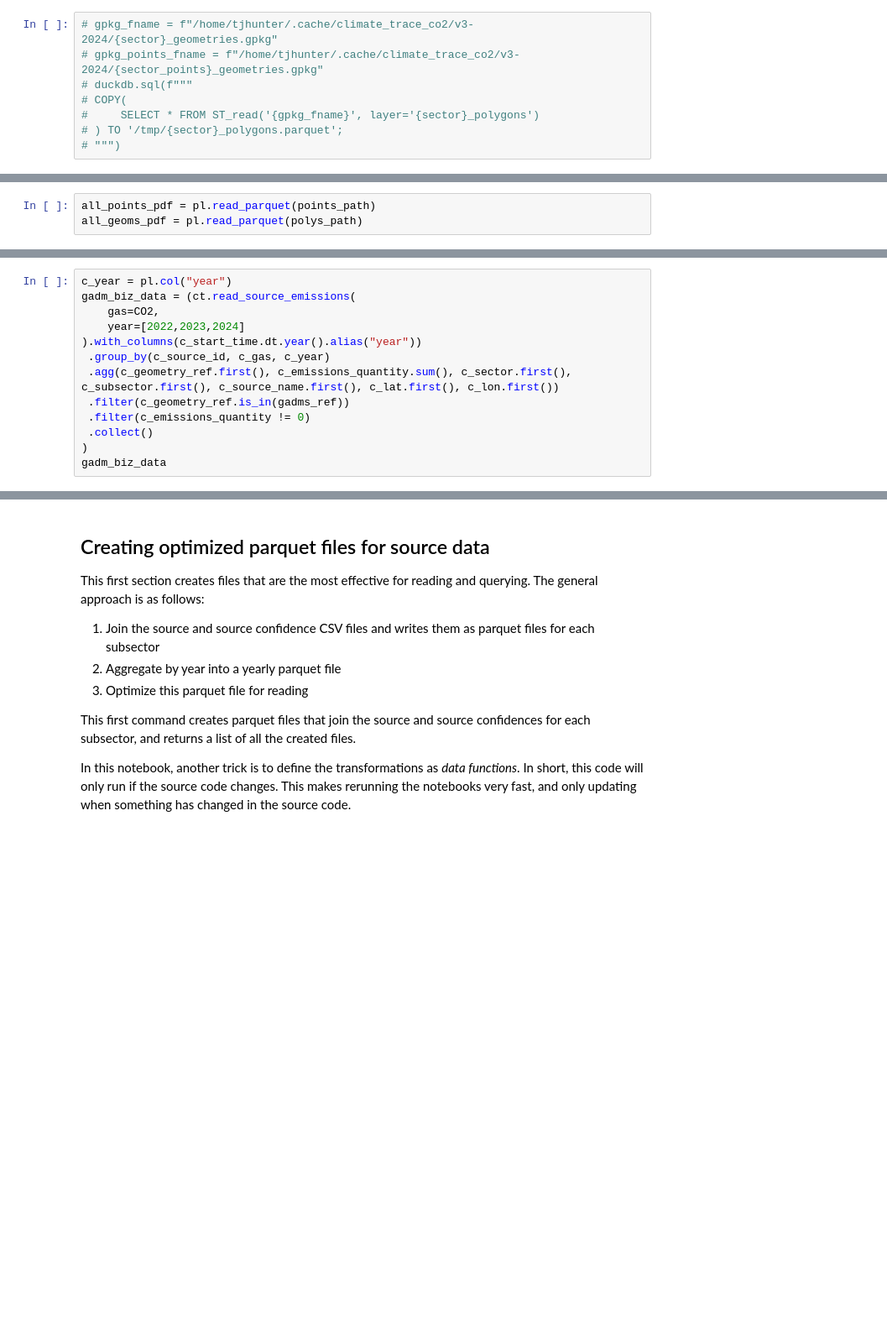
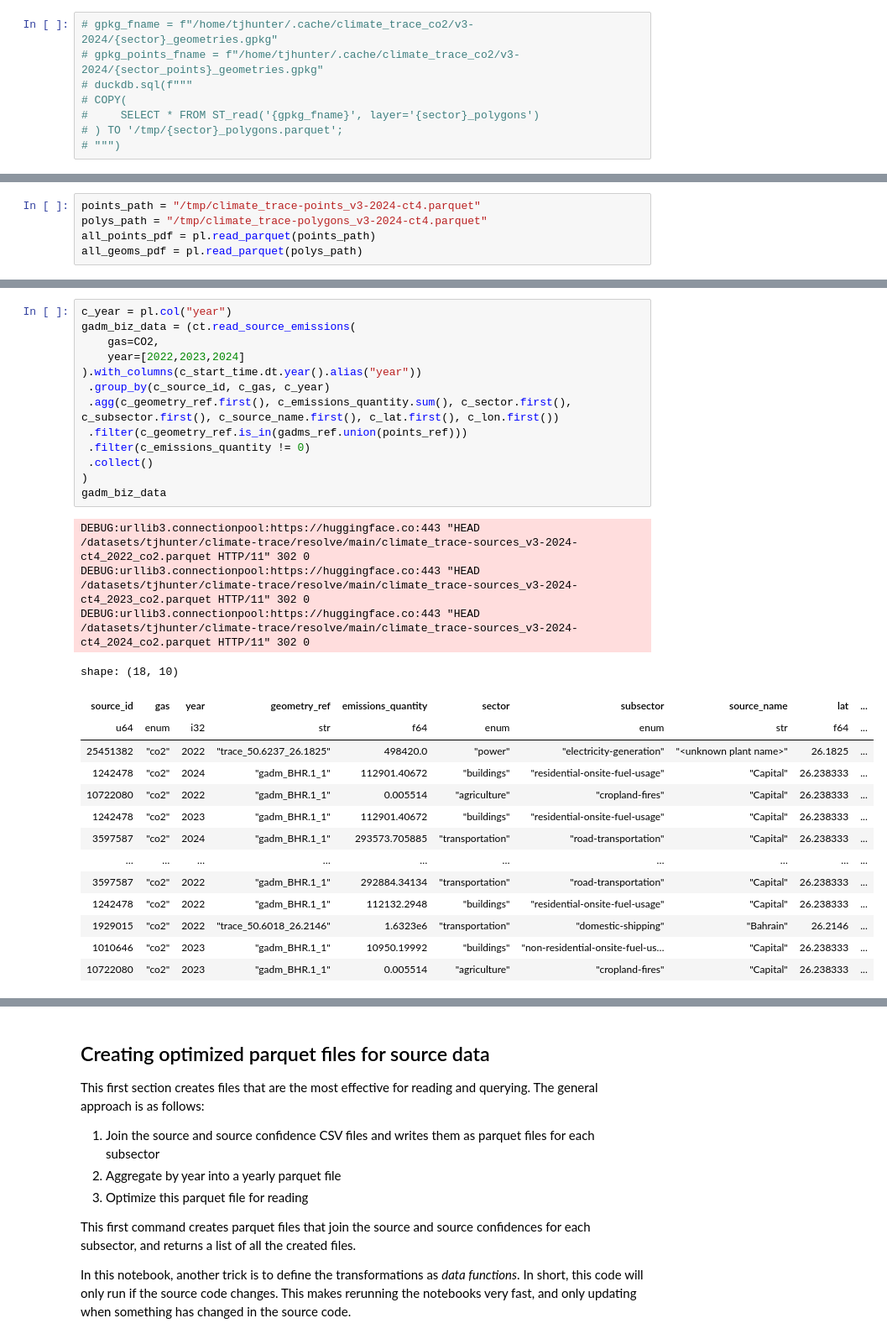
Before and after one commit to tjhunter/climate-trace-handbook, a Jupyter notebook: ct_book/ingestion.ipynb, the cells around one changed output, grey strips where cells are left out. Shown at 84% size. Saved outputs shown, nothing was run; the diff lists cells and outputs as text; blank space fills up the shorter version.

```diff
--- a/ct_book/ingestion.ipynb
+++ b/ct_book/ingestion.ipynb
@@ -214,4 +70,6 @@ Step 3: add the GADM mapping to the points.
 # %%
+points_path = "/tmp/climate_trace-points_v3-2024-ct4.parquet"
+polys_path = "/tmp/climate_trace-polygons_v3-2024-ct4.parquet"
 all_points_pdf = pl.read_parquet(points_path)
 all_geoms_pdf = pl.read_parquet(polys_path)
 # %%
@@ -273,16 +177,34 @@ point_geoms_pdf.explore(
 # %%
 c_year = pl.col("year")
 gadm_biz_data = (ct.read_source_emissions(
     gas=CO2,
     year=[2022,2023,2024]
 ).with_columns(c_start_time.dt.year().alias("year"))
  .group_by(c_source_id, c_gas, c_year)
  .agg(c_geometry_ref.first(), c_emissions_quantity.sum(), c_sector.first(), c_subsector.first(), c_source_name.first(), c_lat.first(), c_lon.first())
- .filter(c_geometry_ref.is_in(gadms_ref))
+ .filter(c_geometry_ref.is_in(gadms_ref.union(points_ref)))
  .filter(c_emissions_quantity != 0)
  .collect()
 )
 gadm_biz_data
+# %% [output]
+DEBUG:urllib3.connectionpool:https://huggingface.co:443 "HEAD /datasets/tjhunter/climate-trace/resolve/main/climate_trace-sources_v3-2024-ct4_2022_co2.parquet HTTP/11" 302 0
+DEBUG:urllib3.connectionpool:https://huggingface.co:443 "HEAD /datasets/tjhunter/climate-trace/resolve/main/climate_trace-sources_v3-2024-ct4_2023_co2.parquet HTTP/11" 302 0
+DEBUG:urllib3.connectionpool:https://huggingface.co:443 "HEAD /datasets/tjhunter/climate-trace/resolve/main/climate_trace-sources_v3-2024-ct4_2024_co2.parquet HTTP/11" 302 0
+shape: (18, 10)
+| source_id | gas | year | geometry_ref | emissions_quantity | sector | subsector | source_name | lat | ... |
+| u64 | enum | i32 | str | f64 | enum | enum | str | f64 | ... |
+| 25451382 | "co2" | 2022 | "trace_50.6237_26.1825" | 498420.0 | "power" | "electricity-generation" | "<unknown plant name>" | 26.1825 | ... |
+| 1242478 | "co2" | 2024 | "gadm_BHR.1_1" | 112901.40672 | "buildings" | "residential-onsite-fuel-usage" | "Capital" | 26.238333 | ... |
+| 10722080 | "co2" | 2022 | "gadm_BHR.1_1" | 0.005514 | "agriculture" | "cropland-fires" | "Capital" | 26.238333 | ... |
+| 1242478 | "co2" | 2023 | "gadm_BHR.1_1" | 112901.40672 | "buildings" | "residential-onsite-fuel-usage" | "Capital" | 26.238333 | ... |
+| 3597587 | "co2" | 2024 | "gadm_BHR.1_1" | 293573.705885 | "transportation" | "road-transportation" | "Capital" | 26.238333 | ... |
+| … | … | … | … | … | … | … | … | … | ... |
+| 3597587 | "co2" | 2022 | "gadm_BHR.1_1" | 292884.34134 | "transportation" | "road-transportation" | "Capital" | 26.238333 | ... |
+| 1242478 | "co2" | 2022 | "gadm_BHR.1_1" | 112132.2948 | "buildings" | "residential-onsite-fuel-usage" | "Capital" | 26.238333 | ... |
+| 1929015 | "co2" | 2022 | "trace_50.6018_26.2146" | 1.6323e6 | "transportation" | "domestic-shipping" | "Bahrain" | 26.2146 | ... |
+| 1010646 | "co2" | 2023 | "gadm_BHR.1_1" | 10950.19992 | "buildings" | "non-residential-onsite-fuel-us… | "Capital" | 26.238333 | ... |
+| 10722080 | "co2" | 2023 | "gadm_BHR.1_1" | 0.005514 | "agriculture" | "cropland-fires" | "Capital" | 26.238333 | ... |
 # %%
 import plotly.io
 plotly.io.templates.default = "plotly_white"
```
Also changed, not shown: parts of 30 cells of this notebook, 1 other file.
